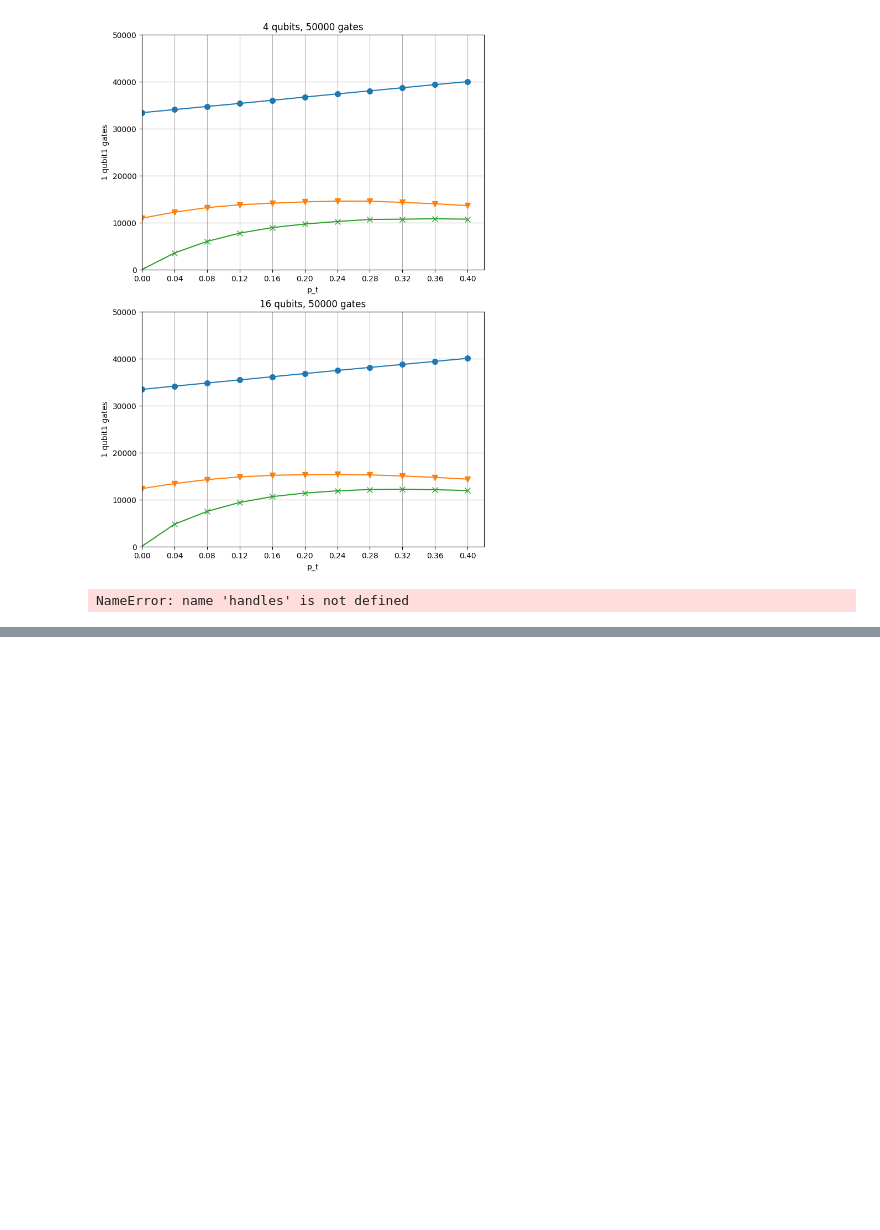
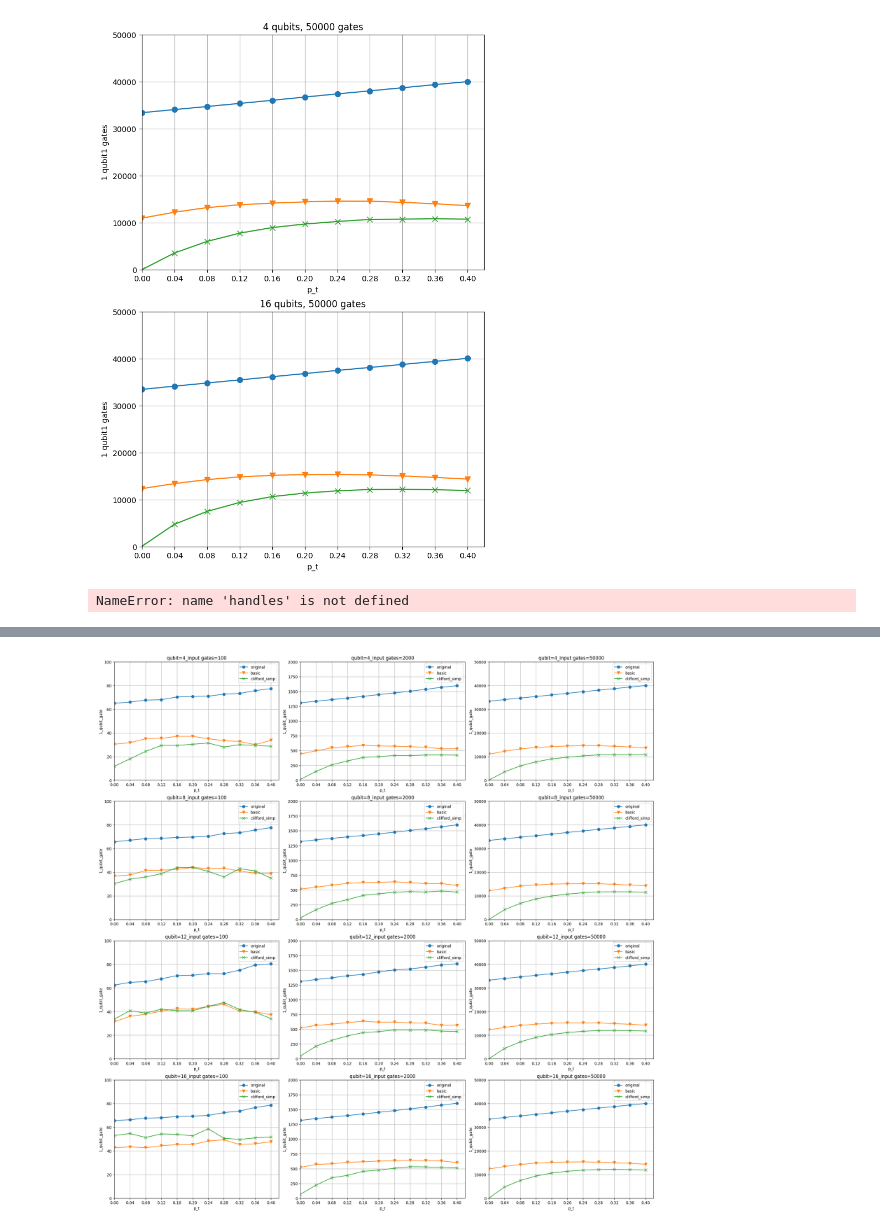
Before and after one commit to ryo02puyopuyo/forpyzx, a Jupyter notebook: creategraph/1215createg_chukan.ipynb, the cells around one changed output, grey strips where cells are left out. Drawn from its saved outputs; the diff is of its cells as text; code cells hidden in the pictures; blank space fills up the shorter version.

```diff
--- a/creategraph/1215createg_chukan.ipynb
+++ b/creategraph/1215createg_chukan.ipynb
@@ -177,0 +206,39 @@ NameError: name 'handles' is not defined
+# %%
+#1218 ミーティングよう
+qubits = [4,8,12,16]
+gates = [100,2000,50000]
+p_t_lists = [i * 0.04 for i in range(0, 11)]
+optimize_name = ["original","basic","clifford_simp"]
+
+#fig,axes = plt.subplots(7,11)
+fig, ax = plt.subplots(len(qubits), len(gates),figsize=(20, 20),constrained_layout=True)
+
+#p_tを変化させた時のゲート数
+for qubit in range(len(qubits)):
+    for gate in range(len(gates)):
+        ax[qubit][gate].set_title(f"qubit={qubits[qubit]}_input gates={gates[gate]}")
+        ax[qubit][gate].set_xlabel("p_t")
+        ax[qubit][gate].set_ylabel("1_qubit_gate")
+        ax[qubit][gate].set_xlim(min(p_t_lists),max(p_t_lists)+0.02)
+        ax[qubit][gate].set_xticks(p_t_lists)
+        ax[qubit][gate].set_ylim(0,gates[gate]*1.0)
+        ax[qubit][gate].grid(True)
+
+        for optimize in optimize_name:
+            data = df[(df["optimize_name"] == optimize) & (df["gates_bef"] == gates[gate]) & (df["qubits"] == qubits[qubit]) ]
+            if optimize == "clifford_simp" :
+                plot_style = 'x'
+            elif optimize == "basic":
+                plot_style = 'v'
+            else:
+                plot_style = 'o'
+
+            mean_data = (data.groupby("p_t", as_index=False)["1qubit_gate"].mean())
+            #print(mean_data[mean_data["p_t"] == 0.20] , optimize ,qubits[qubit])
+            #print(mean_data)
+
+            ax[qubit][gate].plot(mean_data["p_t"],mean_data["1qubit_gate"],plot_style,linestyle='-',markersize=7,label=optimize)
+            ax[qubit][gate].legend()
+plt.show()
+# %% [output]
+[figure, added]
```
Also changed, not shown: parts of 4 cells of this notebook.
